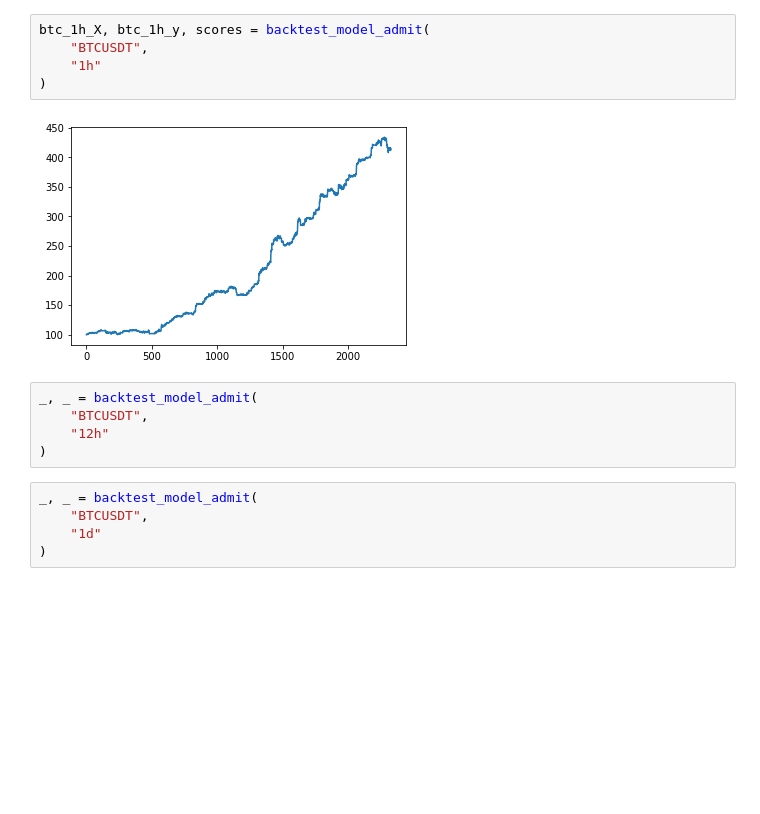
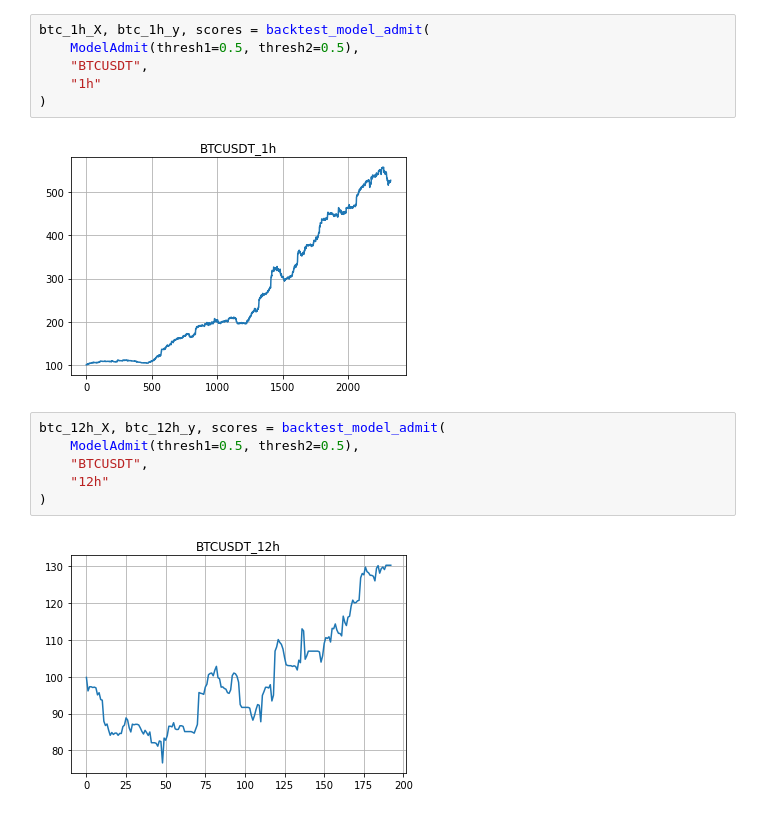
Before and after one commit to 1000scores/AlgoTrading, a Jupyter notebook: notebook_offline_money_trade.ipynb, the cells around one changed output. Cells and saved outputs as stored; diff of their text form; blank space fills up the shorter version.

```diff
--- a/notebook_offline_money_trade.ipynb
+++ b/notebook_offline_money_trade.ipynb
@@ -9,17 +7,16 @@ The autoreload extension is already loaded. To reload it, use:
 # %%
 btc_1h_X, btc_1h_y, scores = backtest_model_admit(
+    ModelAdmit(thresh1=0.5, thresh2=0.5),
     "BTCUSDT",
     "1h"
 )
 # %% [output]
-[figure, old version]
+[figure, new version]
-# %%
-_, _ = backtest_model_admit(
-    "BTCUSDT",
-    "12h"
-)
-# %%
-_, _ = backtest_model_admit(
-    "BTCUSDT",
-    "1d"
-)
+# %%
+btc_12h_X, btc_12h_y, scores = backtest_model_admit(
+    ModelAdmit(thresh1=0.5, thresh2=0.5),
+    "BTCUSDT",
+    "12h"
+)
+# %% [output]
+[figure, added]
```
Also changed, not shown: parts of 2 cells of this notebook, 17 other files.
